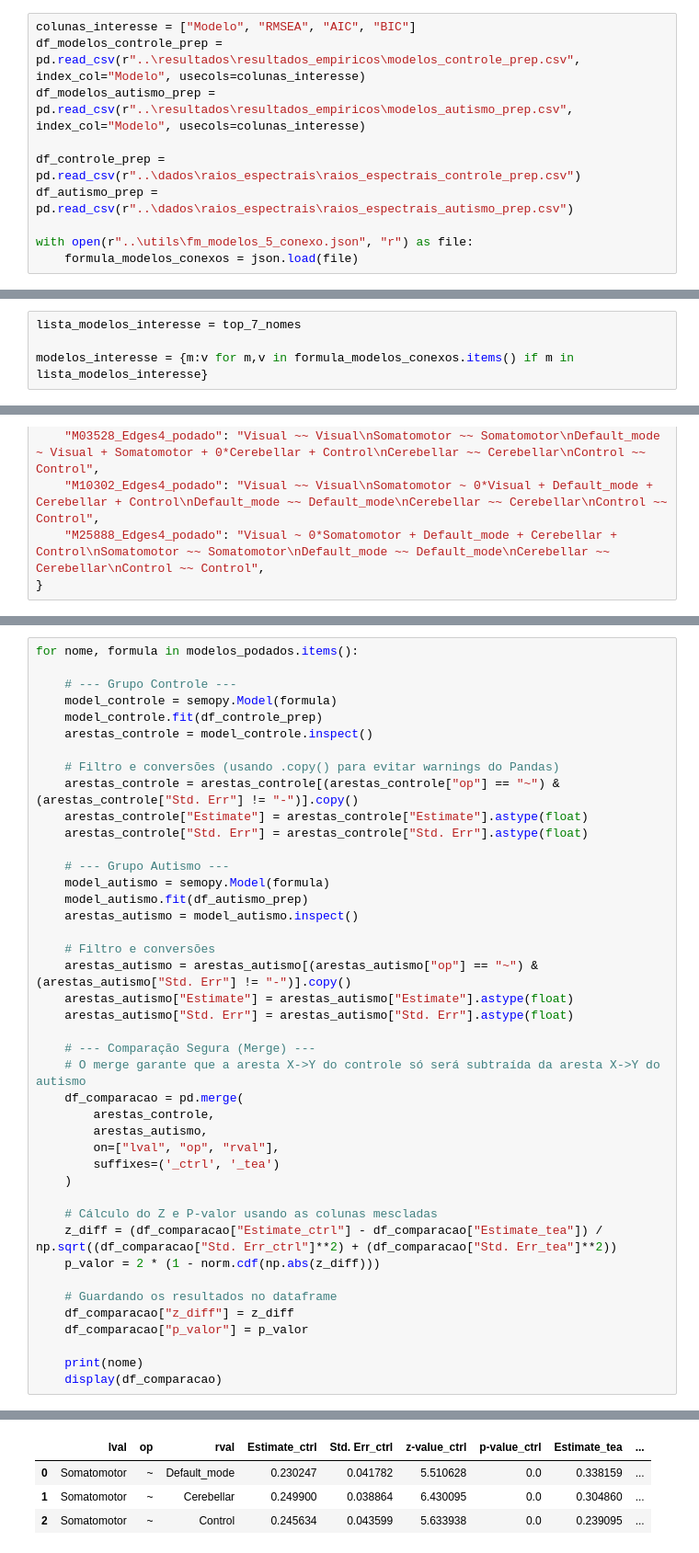
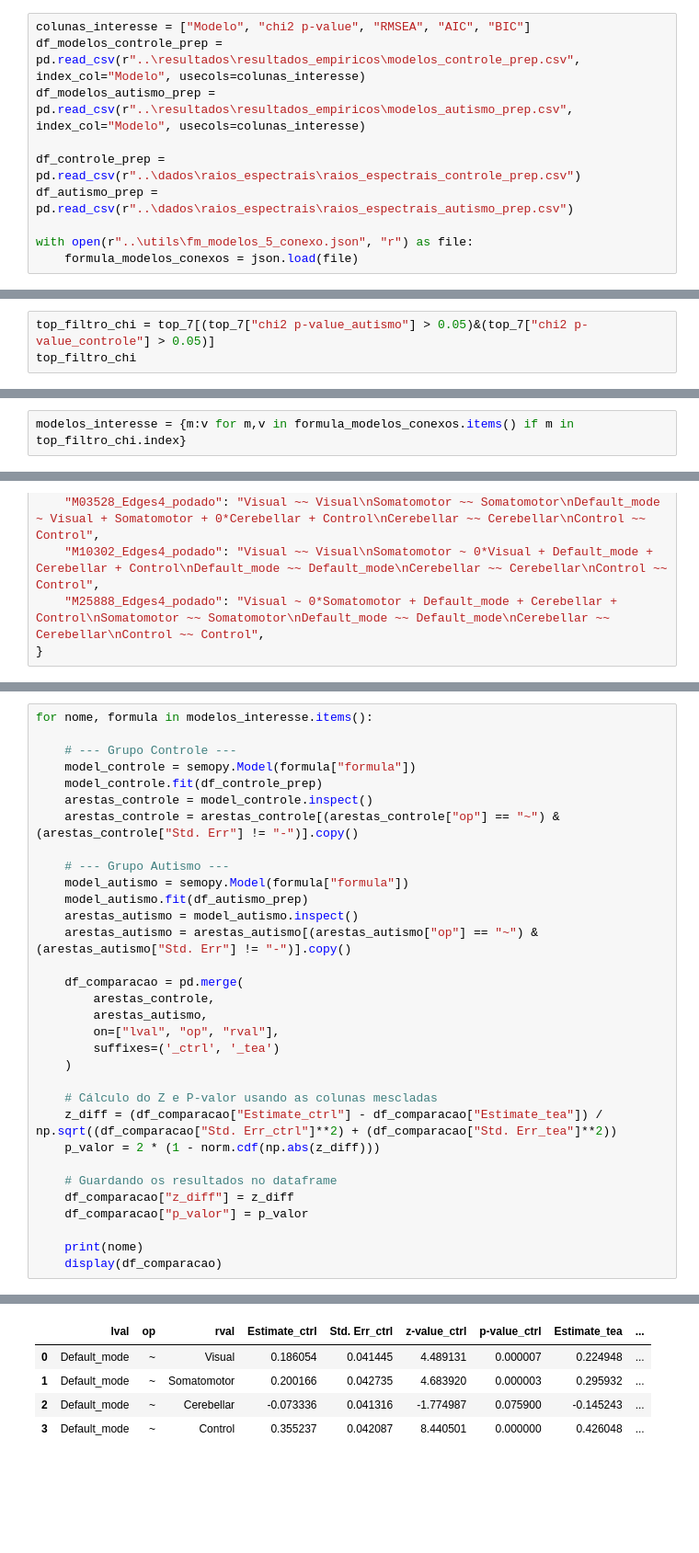
Before and after one commit to caiosoter/SEM-Austim-networks, a Jupyter notebook: notebooks/selacao_modelo.ipynb, the cells around one changed output, grey strips where cells are left out. Shown at 92% size. Drawn from its saved outputs; the diff is of its cells as text; blank space fills up the shorter version.

Commit message:
reavaliando modelos SEM especificando covariâncias

```diff
--- a/notebooks/selacao_modelo.ipynb
+++ b/notebooks/selacao_modelo.ipynb
@@ -6,7 +6,7 @@ import numpy as np
 import semopy
 import json
 # %%
-colunas_interesse = ["Modelo", "RMSEA", "AIC", "BIC"]
+colunas_interesse = ["Modelo", "chi2 p-value", "RMSEA", "AIC", "BIC"]
 df_modelos_controle_prep = pd.read_csv(r"..\resultados\resultados_empiricos\modelos_controle_prep.csv", index_col="Modelo", usecols=colunas_interesse)
 df_modelos_autismo_prep = pd.read_csv(r"..\resultados\resultados_empiricos\modelos_autismo_prep.csv", index_col="Modelo", usecols=colunas_interesse)
 
@@ -136,0 +139,3 @@ top_7
+# %%
+top_filtro_chi = top_7[(top_7["chi2 p-value_autismo"] > 0.05)&(top_7["chi2 p-value_controle"] > 0.05)]
+top_filtro_chi
@@ -171,9 +184,7 @@ def roda_os_modelos(df, modelos, ajuste_p=None, retornar_inspection=False):
 
     return df_resultados
 # %%
-lista_modelos_interesse = top_7_nomes
-
-modelos_interesse = {m:v for m,v in formula_modelos_conexos.items() if m in lista_modelos_interesse}
+modelos_interesse = {m:v for m,v in formula_modelos_conexos.items() if m in top_filtro_chi.index}
 # %% [markdown]
 #### 4.1) Arestas indicadas pelo Conjunto de Controle
 # %%
@@ -384,28 +371,18 @@ modelos_podados.update({m:v["formula"] for m, v in modelos_interesse.items()})
 # %%
-for nome, formula in modelos_podados.items():
+for nome, formula in modelos_interesse.items():
 
     # --- Grupo Controle ---
-    model_controle = semopy.Model(formula)
+    model_controle = semopy.Model(formula["formula"])
     model_controle.fit(df_controle_prep)
     arestas_controle = model_controle.inspect()
-
-    # Filtro e conversões (usando .copy() para evitar warnings do Pandas)
     arestas_controle = arestas_controle[(arestas_controle["op"] == "~") & (arestas_controle["Std. Err"] != "-")].copy()
-    arestas_controle["Estimate"] = arestas_controle["Estimate"].astype(float)
-    arestas_controle["Std. Err"] = arestas_controle["Std. Err"].astype(float)
 
     # --- Grupo Autismo ---
-    model_autismo = semopy.Model(formula)
+    model_autismo = semopy.Model(formula["formula"])
     model_autismo.fit(df_autismo_prep)
     arestas_autismo = model_autismo.inspect()
+    arestas_autismo = arestas_autismo[(arestas_autismo["op"] == "~") & (arestas_autismo["Std. Err"] != "-")].copy()
 
-    # Filtro e conversões
-    arestas_autismo = arestas_autismo[(arestas_autismo["op"] == "~") & (arestas_autismo["Std. Err"] != "-")].copy()
-    arestas_autismo["Estimate"] = arestas_autismo["Estimate"].astype(float)
-    arestas_autismo["Std. Err"] = arestas_autismo["Std. Err"].astype(float)
-
-    # --- Comparação Segura (Merge) ---
-    # O merge garante que a aresta X->Y do controle só será subtraída da aresta X->Y do autismo
     df_comparacao = pd.merge(
         arestas_controle,
         arestas_autismo,
@@ -438,4 +417,5 @@ M10302_Edges4_podado
 |  | lval | op | rval | Estimate_ctrl | Std. Err_ctrl | z-value_ctrl | p-value_ctrl | Estimate_tea | ... |
-| 0 | Somatomotor | ~ | Default_mode | 0.230247 | 0.041782 | 5.510628 | 0.0 | 0.338159 | ... |
-| 1 | Somatomotor | ~ | Cerebellar | 0.249900 | 0.038864 | 6.430095 | 0.0 | 0.304860 | ... |
-| 2 | Somatomotor | ~ | Control | 0.245634 | 0.043599 | 5.633938 | 0.0 | 0.239095 | ... |
+| 0 | Default_mode | ~ | Visual | 0.186054 | 0.041445 | 4.489131 | 0.000007 | 0.224948 | ... |
+| 1 | Default_mode | ~ | Somatomotor | 0.200166 | 0.042735 | 4.683920 | 0.000003 | 0.295932 | ... |
+| 2 | Default_mode | ~ | Cerebellar | -0.073336 | 0.041316 | -1.774987 | 0.075900 | -0.145243 | ... |
+| 3 | Default_mode | ~ | Control | 0.355237 | 0.042087 | 8.440501 | 0.000000 | 0.426048 | ... |
```
Also changed, not shown: parts of 21 cells of this notebook, 1 other file.
